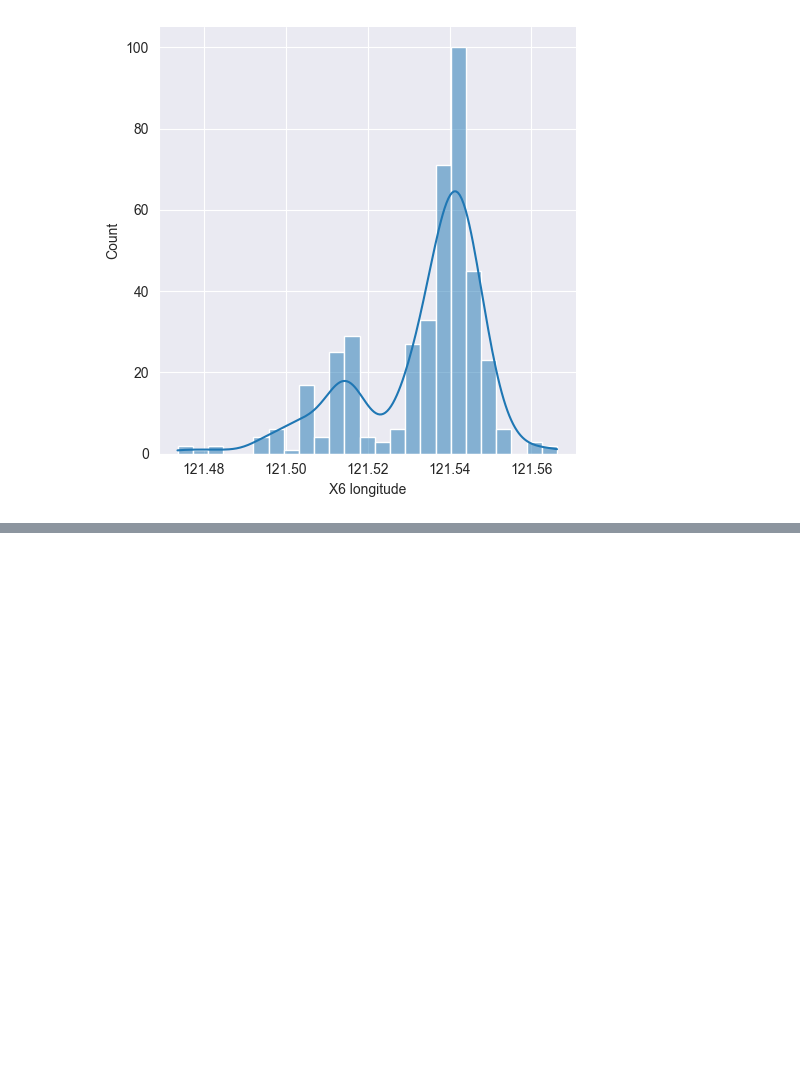
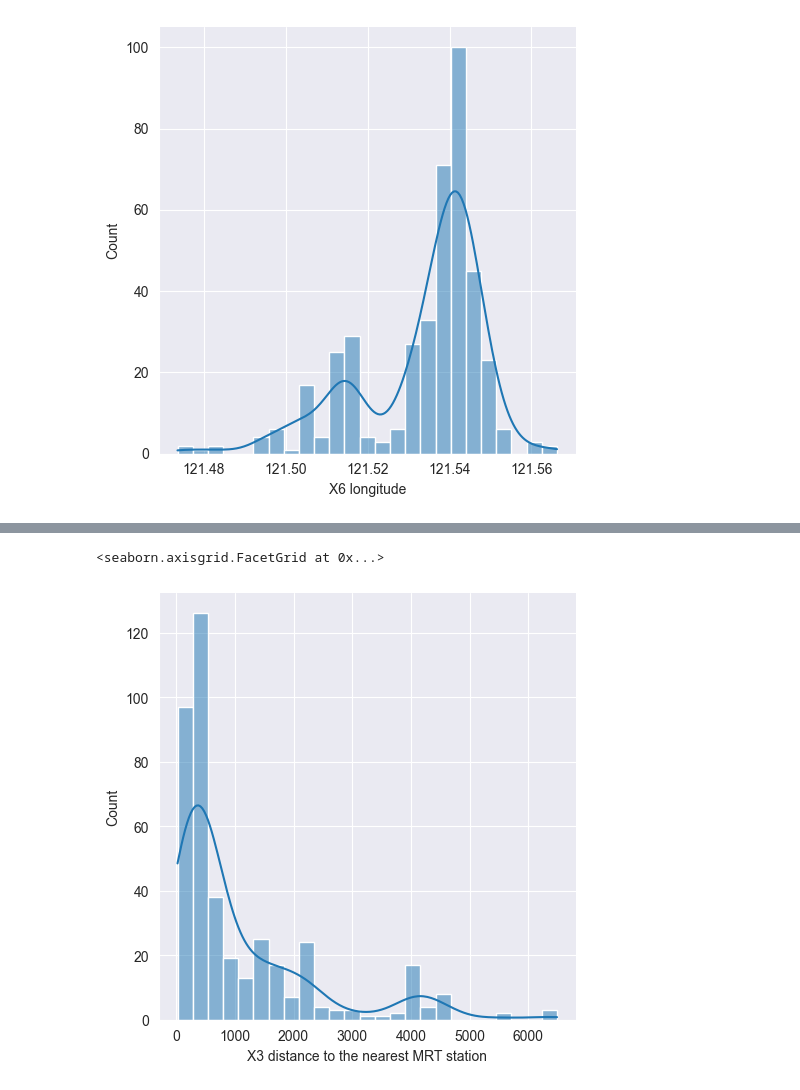
Before and after one commit to pooyanosk1382/ML, a Jupyter notebook: Assignment1/Real State/realState.ipynb, the cells around one changed output, grey strips where cells are left out. Saved outputs shown, nothing was run; the diff lists cells and outputs as text; code cells hidden in the pictures; blank space fills up the shorter version.

```diff
--- a/Assignment1/Real State/realState.ipynb
+++ b/Assignment1/Real State/realState.ipynb
@@ -77,0 +88,5 @@ sns.displot(data= file, x='X6 longitude' , bins=25 , kde=True)
+# %%
+sns.displot(data= file, x='X3 distance to the nearest MRT station' , bins=25 , kde=True)
+# %% [output]
+<seaborn.axisgrid.FacetGrid at 0x...>
+[figure, added]
```
Also changed, not shown: parts of 4 cells of this notebook.
